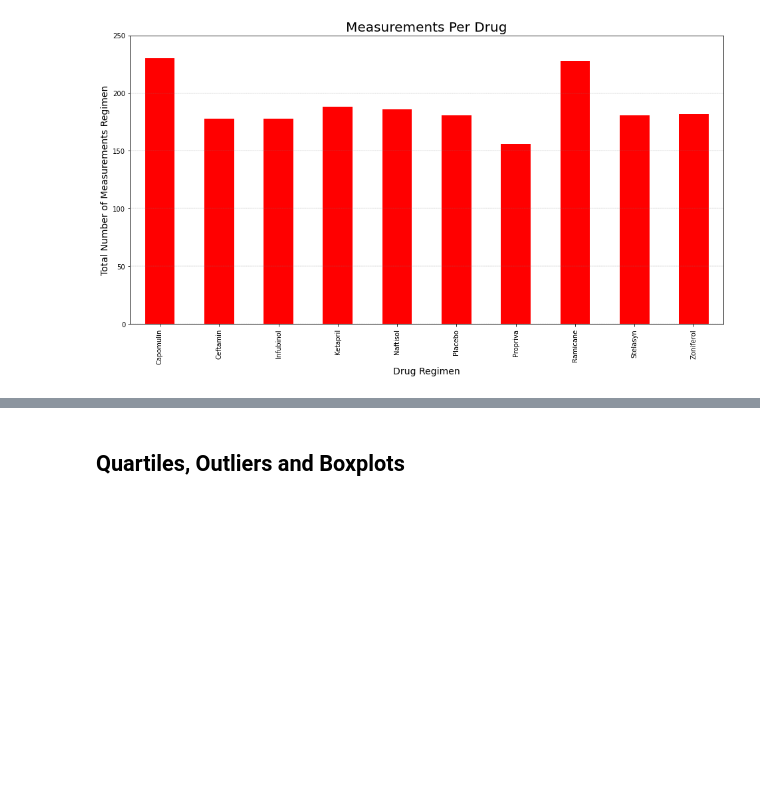
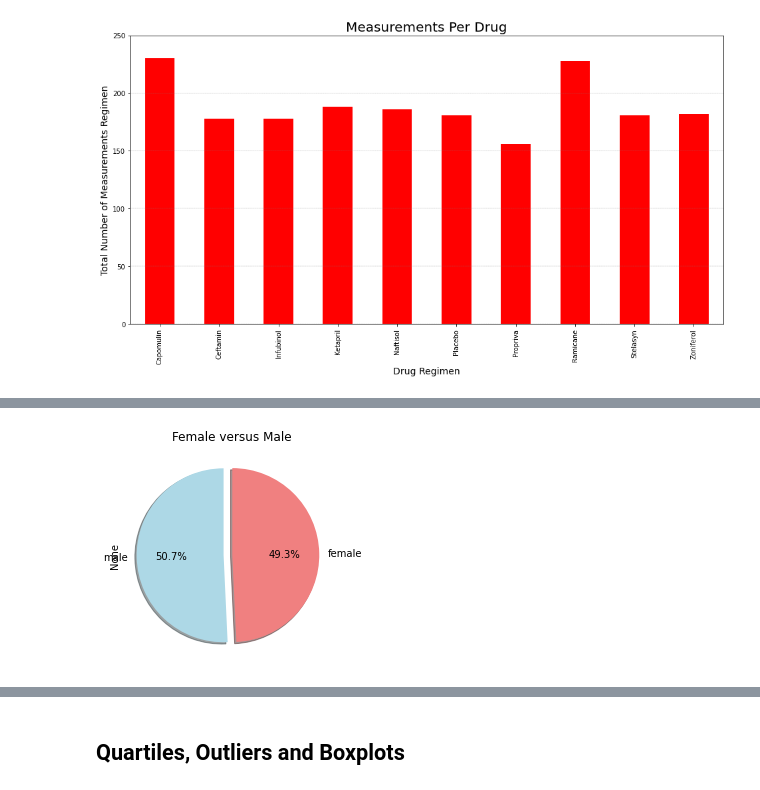
Before and after one commit to ElizaDeBarros/Matplotlib_challenge, a Jupyter notebook: Pymaceuticals/pymaceuticals_starter.ipynb, the cells around one changed output, grey strips where cells are left out. Saved outputs shown, nothing was run; the diff lists cells and outputs as text; code cells hidden in the pictures; blank space fills up the shorter version.

```diff
--- a/Pymaceuticals/pymaceuticals_starter.ipynb
+++ b/Pymaceuticals/pymaceuticals_starter.ipynb
@@ -135,0 +171,14 @@ plt.show()
+# %%
+# Generate a pie plot showing the distribution of female versus male mice using pandas
+male = len(df_clean.loc[df_clean['Sex']=='Male'])
+female = len(df_clean.loc[df_clean['Sex']=='Female'])
+explode = (0.1,0)
+pie_sex = pd.Series([male,female])
+colors = ["lightblue","lightcoral"]
+pie_labels = ['male','female']
+pie_plot=pie_sex.plot(kind='pie',y = pie_sex.values, title = 'Female versus Male', explode = explode, colors=colors,startangle=90, labels = pie_labels, shadow = True, autopct="%1.1f%%")
+
+
+plt.show()
+# %% [output]
+[figure, added]
```
Also changed, not shown: parts of 12 cells of this notebook.
